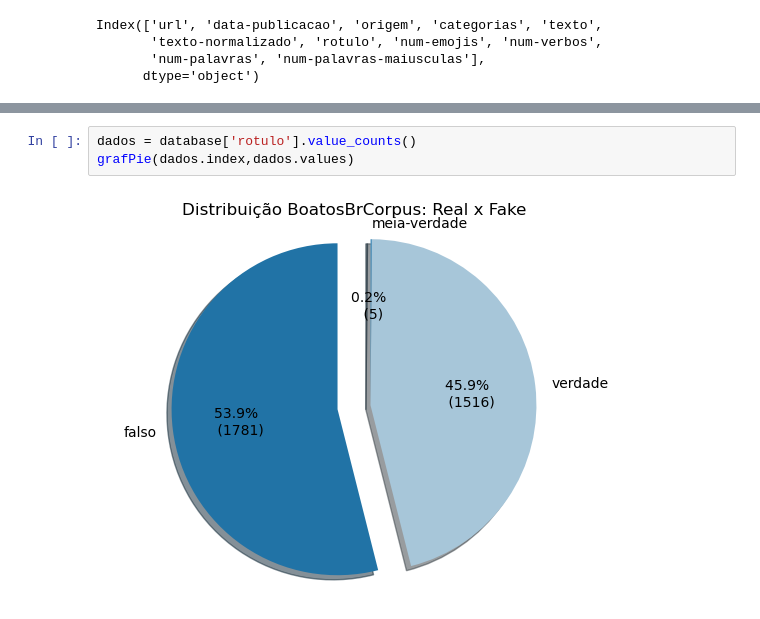
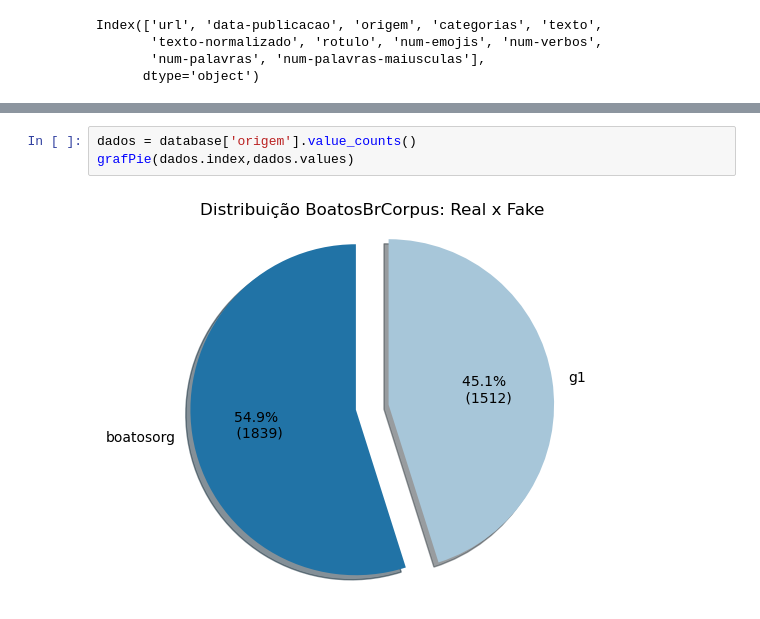
Before and after one commit to Felipe-Harrison/boatos-br-corpus, a Jupyter notebook: Realimentador/analisaBaseDados.ipynb, the cells around one changed output, grey strips where cells are left out. Drawn from its saved outputs; the diff is of its cells as text.

Commit message:
Adicionando preprocessamento da base de dados

```diff
--- a/Realimentador/analisaBaseDados.ipynb
+++ b/Realimentador/analisaBaseDados.ipynb
@@ -61,5 +61,5 @@ database.shape
 # %%
-dados = database['rotulo'].value_counts()
+dados = database['origem'].value_counts()
 grafPie(dados.index,dados.values)
 # %% [output]
-[figure, old version]
+[figure, new version]
```
Also changed, not shown: parts of 1 cell of this notebook, 9 other files.
